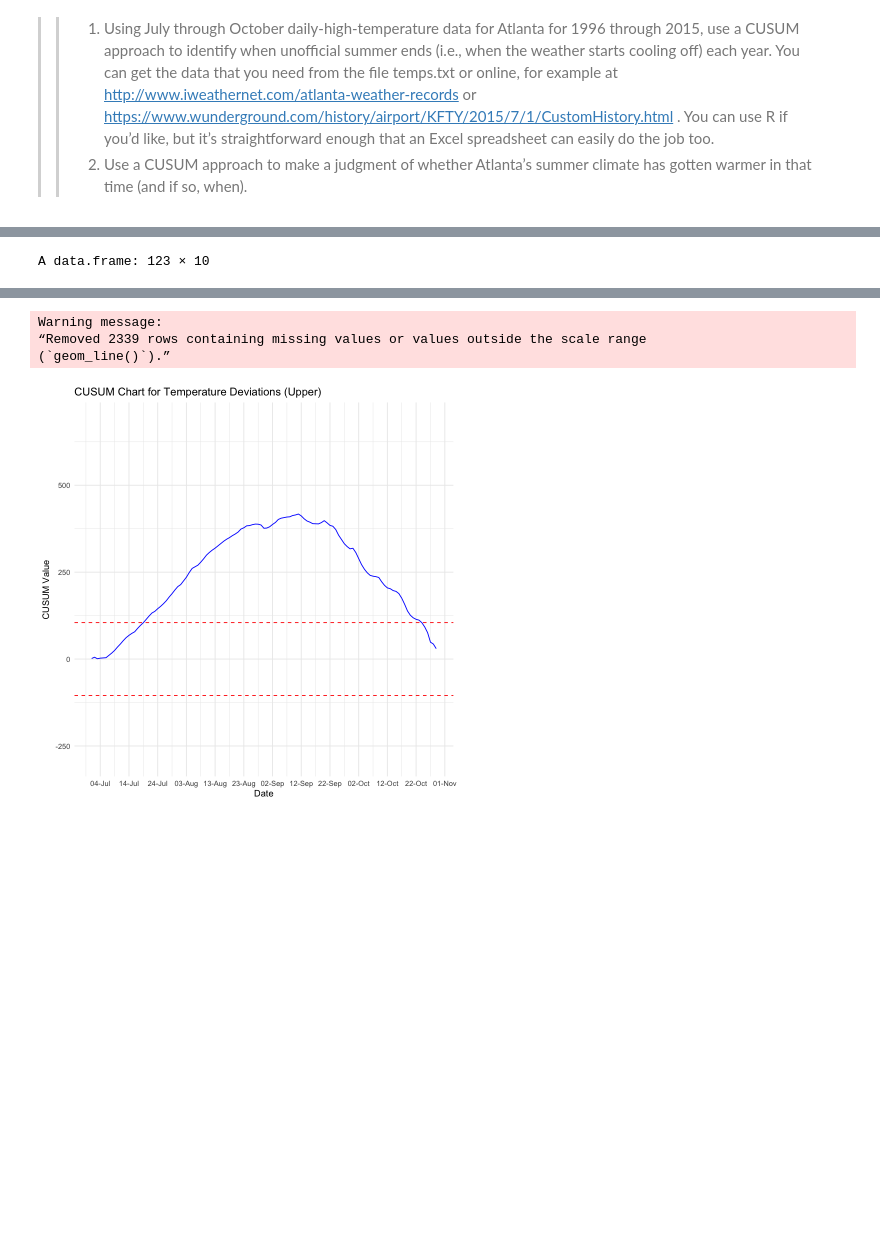
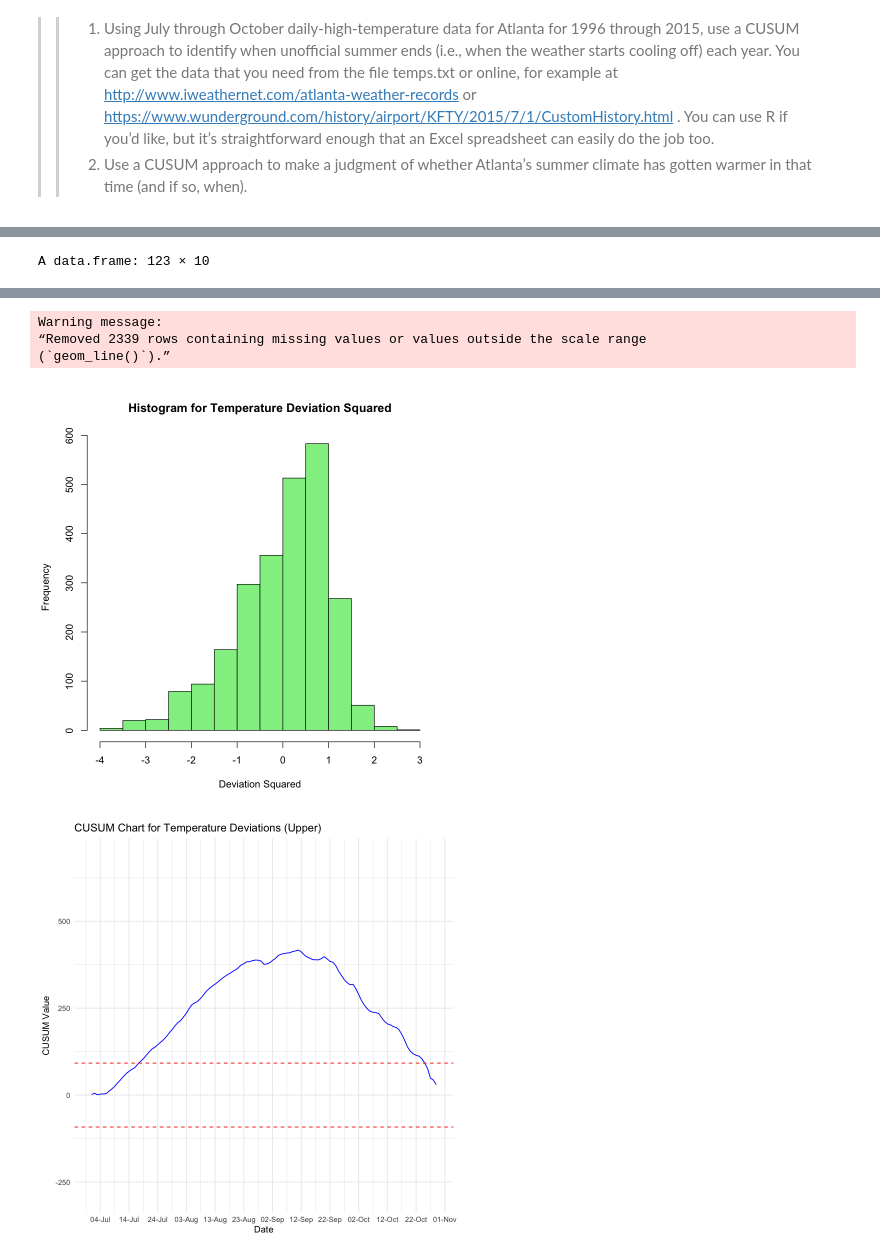
Before and after one commit to pedrofatecha/CodePF, a Jupyter notebook: ISYE6501_IntrotoAnalyticsModeling/02_Script/Homework3-PF Notebook.ipynb, the cells around one changed output, grey strips where cells are left out. Drawn from its saved outputs; the diff is of its cells as text; code cells hidden in the pictures; blank space fills up the shorter version.

```diff
--- a/ISYE6501_IntrotoAnalyticsModeling/02_Script/Homework3-PF Notebook.ipynb
+++ b/ISYE6501_IntrotoAnalyticsModeling/02_Script/Homework3-PF Notebook.ipynb
@@ -58,11 +58,15 @@ alternative hypothesis: 342 and 1993 are outliers
 >>1.	Using July through October daily-high-temperature data for Atlanta for 1996 through 2015, use a CUSUM approach to identify when unofficial summer ends (i.e., when the weather starts cooling off) each year.  You can get the data that you need from the file temps.txt or online, for example at http://www.iweathernet.com/atlanta-weather-records  or https://www.wunderground.com/history/airport/KFTY/2015/7/1/CustomHistory.html .  You can use R if you’d like, but it’s straightforward enough that an Excel spreadsheet can easily do the job too.
 >>2. Use a CUSUM approach to make a judgment of whether Atlanta’s summer climate has gotten warmer in that time (and if so, when).
 # %%
+#################################################################################################
+###############CUMSUM for Temperature Data ######################################################
+################################################################################################
+
+# Read Data Temperature CSV
+# Data Cleansing
 data_path_temp<-"/Users/pedrofatecha/GitHub/CodePF/ISYE6501_IntrotoAnalyticsModeling/01_Data/data 6.2/temps.txt"
 
 Temperatures <- read.csv(data_path_temp,header = TRUE,sep = "\t")
-
-#View(Temperatures)
 
 Temperatures.columns<-colnames(Temperatures)[-1]
 Temperature_transformed <- data.frame()   # start empty
@@ -92,9 +96,6 @@ for(i in 1:nrow(Temperature_transformed)){
 
 Temperature_transformed[,"new_Date"]<-as.Date(Temperature_transformed[,"new_Date"], format="%d-%b-%Y")
 
-
-
-
 Temperature_transformed[,"temperature"]<-as.numeric(as.character(Temperature_transformed[,"temperature"]))
 
 mu0<-mean(Temperature_transformed$temperature)
@@ -104,20 +105,27 @@ standard_dev<-sd(Temperature_transformed$temperature)
 Temperature_transformed[,"deviation"]<-as.numeric(Temperature_transformed[,"temperature"] - mu0)
 Temperature_transformed[,"deviation_squared"]<-as.numeric(Temperature_transformed[,"deviation"]/standard_dev)
 
+print(if(mean(Temperature_transformed$deviation_squared)>median(Temperature_transformed$deviation_squared)){"Right-skewed"}else if (mean(Temperature_transformed$deviation_squared)<median(Temperature_transformed$deviation_squared)){"Left-skewed"}else{"Symmetric"})
 
-#hist(Temperature_transformed$deviation_squared, main="Histogram for Temperature Deviation Squared", xlab="Deviation Squared", col="lightgreen", border="black")
+hist(Temperature_transformed$deviation_squared, main="Histogram for Temperature Deviation Squared", xlab="Deviation Squared", col="lightgreen", border="black")
 
 Temperature_transformed[,"AlertUP"]<-rep("NA", nrow(Temperature_transformed))
 Temperature_transformed[,"AlertDOWN"]<-rep("NA", nrow(Temperature_transformed))
 Temperature_transformed[,"SumUP"]<-numeric()
 Temperature_transformed[,"SumDOWN"]<-numeric()
 
-T<-mean( Temperature_transformed$temperature) + 2.5*sd( Temperature_transformed$temperature)
+#######Finnish Data Cleansing and prep ##########
+
+# CUSUM Algorithm Implementation
+
+
+T<-mean( Temperature_transformed$temperature) +1 *sd( Temperature_transformed$temperature)
 k<-0
 mu0<-mean( Temperature_transformed$temperature)
 
 print(T)
 print(mu0)
+print(sd(Temperature_transformed$temperature))
 
 for(t in 1:nrow(Temperature_transformed)){
   S_plus  <- 0
@@ -178,4 +186,29 @@ ggplot(Temperature_transformed, aes(x = new_Date, y = SumUP)) +
     date_labels = "%d-%b"                                  # e.g. "01-Jul"
   ) +
   theme_minimal()
+
+
+  ggplot(Temperature_transformed, aes(x = new_Date, y = SumUP)) +
+  geom_line(color = "blue") +
+
+  geom_hline(yintercept = -T, linetype = "dashed", color = "red") +
+  geom_hline(yintercept = T, linetype = "dashed", color = "red") +
+  labs(
+    title = "CUSUM Chart for Temperature Deviations (Upper)",
+    x = "Date",
+    y = "CUSUM Value"
+  ) +
+  theme_minimal()
+
+  max <-max(Temperature_transformed$SumUP)
+for(i in years_Data){
+  data_max_temp<-Temperature_transformed[Temperature_transformed[,"year"]==i,]
+  max_temp_year<-max(data_max_temp$temperature)
+  data_max_temp<-data_max_temp[data_max_temp$temperature==max_temp_year,]
+
+
+rownames(data_max_temp)<-NULL
+print(paste("Year:",i," Max CUSUM Date:",data_max_temp[1,"new_Date"]," Max CUSUM Value:",data_max_temp[1,"SumUP"]," Max Temp:",data_max_temp[1,"temperature"]))
+
+}
 # %% [output]
@@ -212,10 +245,11 @@ A data.frame: 123 × 10
 | ... | ... | ... | ... | ... | ... | ... | ... | ... | ... | ... |
 | 119 | 27-Oct | 1996 | 75 | 1996-10-27 | -8.3390244 | -0.96737581 | NA | NA | 53.65610 | ... |
 | 120 | 28-Oct | 1996 | 81 | 1996-10-28 | -2.3390244 | -0.27134057 | NA | NA | 51.31707 | ... |
 | 121 | 29-Oct | 1996 | 82 | 1996-10-29 | -1.3390244 | -0.15533469 | NA | NA | 49.97805 | ... |
 | 122 | 30-Oct | 1996 | 82 | 1996-10-30 | -1.3390244 | -0.15533469 | NA | NA | 48.63902 | ... |
 | 123 | 31-Oct | 1996 | 81 | 1996-10-31 | -2.3390244 | -0.27134057 | NA | NA | 46.30000 | ... |
 Warning message:
 “Removed 2339 rows containing missing values or values outside the scale range
 (`geom_line()`).”
-[figure, old version]
+[figure, new version]
+[figure, added]
```
Also changed, not shown: parts of 1 cell of this notebook, 3 other files.
